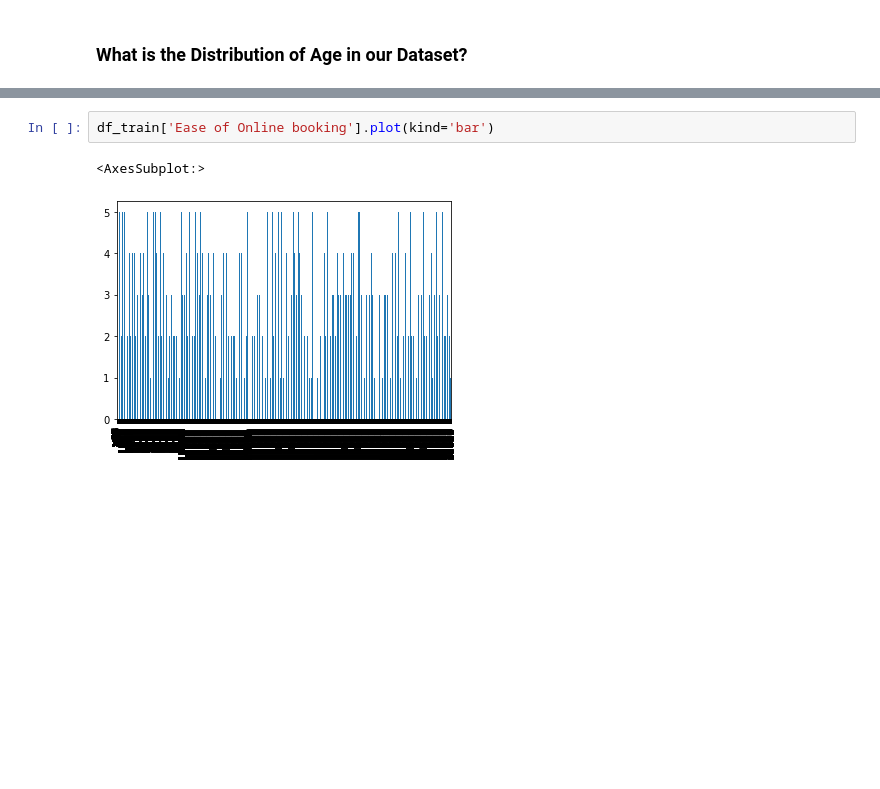
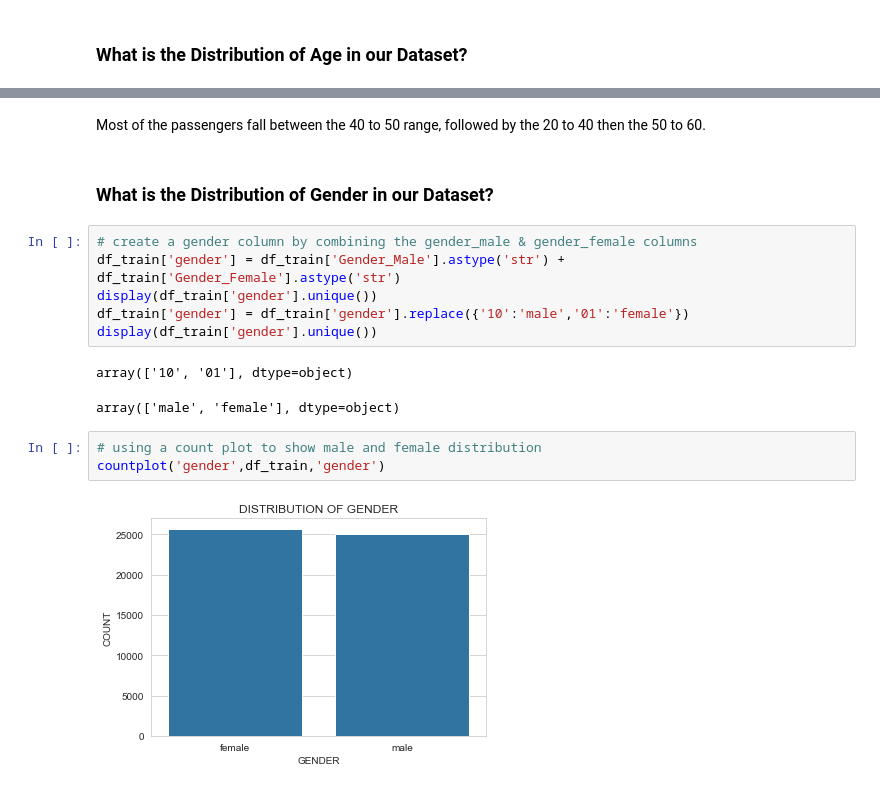
Before and after one commit to manlikesolomon/Data-Sprint-73---Airline-Passenger-Satisfaction, a Jupyter notebook: Airline Passenger Satisfaction.ipynb, the cells around one changed output, grey strips where cells are left out. Drawn from its saved outputs; the diff is of its cells as text; blank space fills up the shorter version.

```diff
--- a/Airline Passenger Satisfaction.ipynb
+++ b/Airline Passenger Satisfaction.ipynb
@@ -143,5 +155,18 @@ plt.hist(df_train['Age'],bins=bins);
-# %%
-df_train['Ease of Online booking'].plot(kind='bar')
-# %% [output]
-<AxesSubplot:>
-[figure, removed]
+# %% [markdown]
+Most of the passengers fall between the 40 to 50 range, followed by the 20 to 40 then the 50 to 60.
+# %% [markdown]
+### What is the Distribution of Gender in our Dataset?
+# %%
+# create a gender column by combining the gender_male & gender_female columns
+df_train['gender'] = df_train['Gender_Male'].astype('str') + df_train['Gender_Female'].astype('str')
+display(df_train['gender'].unique())
+df_train['gender'] = df_train['gender'].replace({'10':'male','01':'female'})
+display(df_train['gender'].unique())
+# %% [output]
+array(['10', '01'], dtype=object)
+array(['male', 'female'], dtype=object)
+# %%
+# using a count plot to show male and female distribution
+countplot('gender',df_train,'gender')
+# %% [output]
+[figure, added]
```
Also changed, not shown: parts of 36 cells of this notebook.
